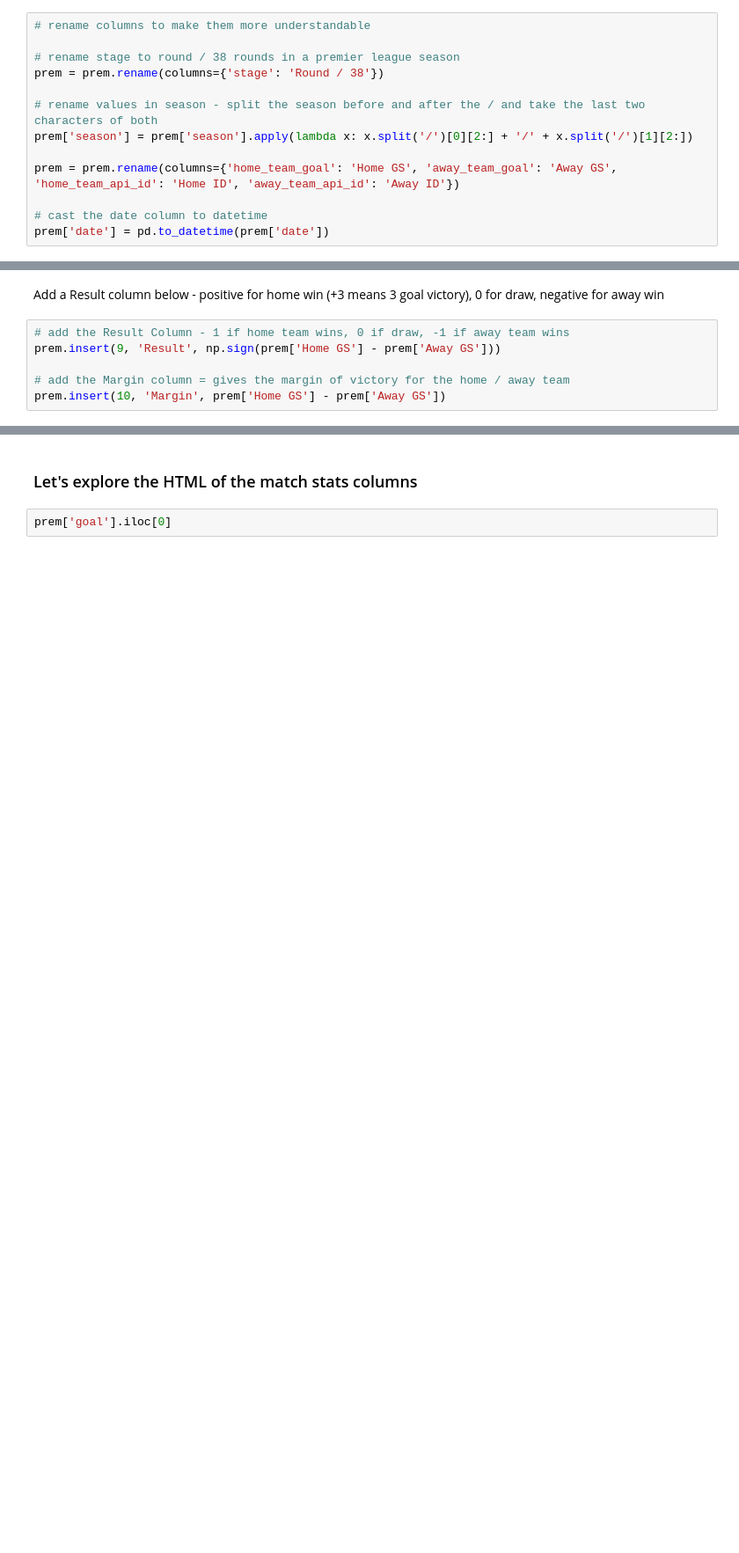
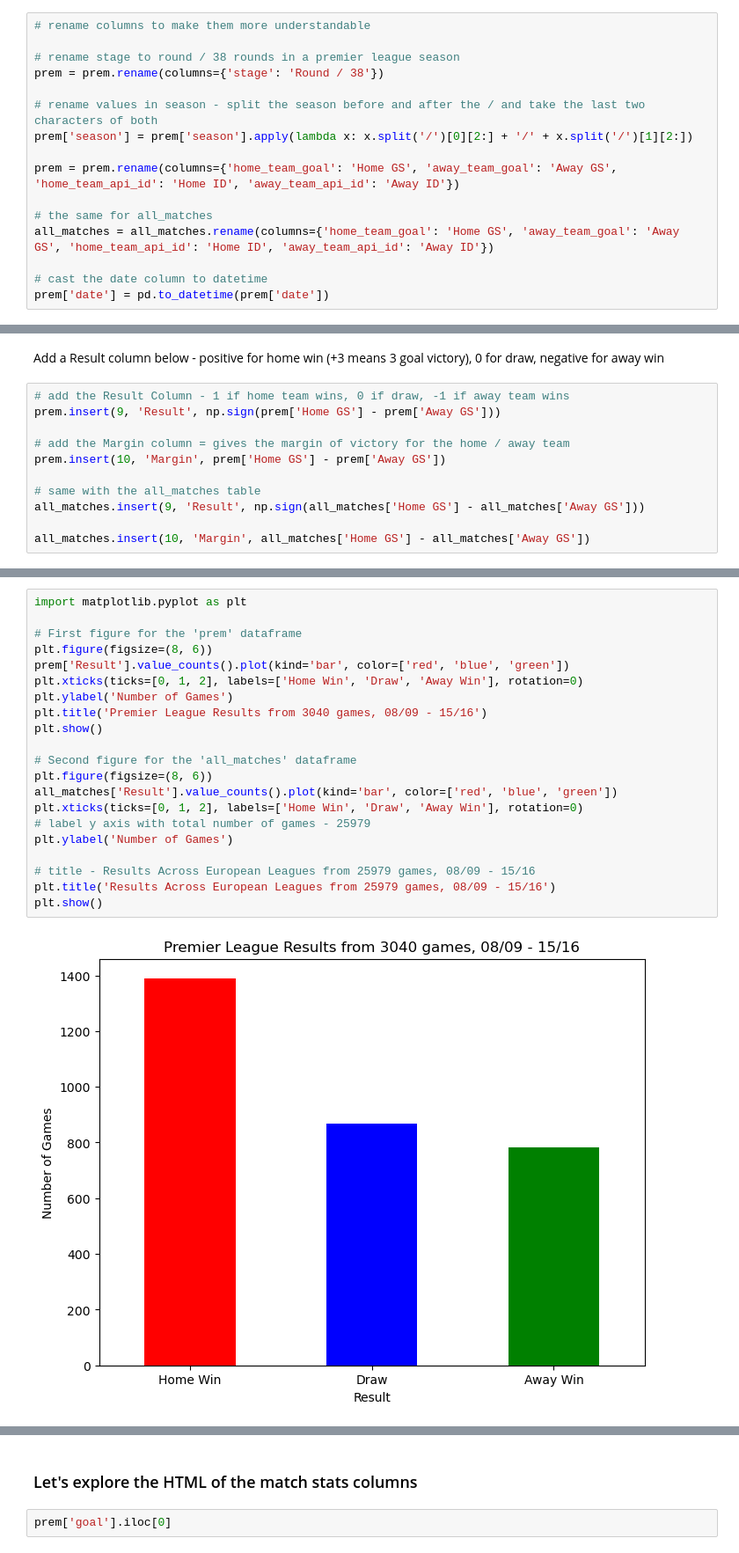
Before and after one commit to tjjdoherty/football-project-mvp, a Jupyter notebook: intro_clean_eda.ipynb, the cells around one changed output, grey strips where cells are left out. Shown at 88% size. Drawn from its saved outputs; the diff is of its cells as text; blank space fills up the shorter version.

Commit message:
Established base rates for home / draw / away

```diff
--- a/intro_clean_eda.ipynb
+++ b/intro_clean_eda.ipynb
@@ -162,6 +165,9 @@ prem['season'] = prem['season'].apply(lambda x: x.split('/')[0][2:] + '/' + x.sp
 
 prem = prem.rename(columns={'home_team_goal': 'Home GS', 'away_team_goal': 'Away GS', 'home_team_api_id': 'Home ID', 'away_team_api_id': 'Away ID'})
 
+# the same for all_matches
+all_matches = all_matches.rename(columns={'home_team_goal': 'Home GS', 'away_team_goal': 'Away GS', 'home_team_api_id': 'Home ID', 'away_team_api_id': 'Away ID'})
+
 # cast the date column to datetime
 prem['date'] = pd.to_datetime(prem['date'])
 # %% [markdown]
@@ -216,6 +222,11 @@ prem.insert(9, 'Result', np.sign(prem['Home GS'] - prem['Away GS']))
 
 # add the Margin column = gives the margin of victory for the home / away team
 prem.insert(10, 'Margin', prem['Home GS'] - prem['Away GS'])
+
+# same with the all_matches table
+all_matches.insert(9, 'Result', np.sign(all_matches['Home GS'] - all_matches['Away GS']))
+
+all_matches.insert(10, 'Margin', all_matches['Home GS'] - all_matches['Away GS'])
 # %%
 prem.sample(5)
 # %% [output]
@@ -274,0 +246,23 @@ fig.show()
+# %%
+import matplotlib.pyplot as plt
+
+# First figure for the 'prem' dataframe
+plt.figure(figsize=(8, 6))
+prem['Result'].value_counts().plot(kind='bar', color=['red', 'blue', 'green'])
+plt.xticks(ticks=[0, 1, 2], labels=['Home Win', 'Draw', 'Away Win'], rotation=0)
+plt.ylabel('Number of Games')
+plt.title('Premier League Results from 3040 games, 08/09 - 15/16')
+plt.show()
+
+# Second figure for the 'all_matches' dataframe
+plt.figure(figsize=(8, 6))
+all_matches['Result'].value_counts().plot(kind='bar', color=['red', 'blue', 'green'])
+plt.xticks(ticks=[0, 1, 2], labels=['Home Win', 'Draw', 'Away Win'], rotation=0)
+# label y axis with total number of games - 25979
+plt.ylabel('Number of Games')
+
+# title - Results Across European Leagues from 25979 games, 08/09 - 15/16
+plt.title('Results Across European Leagues from 25979 games, 08/09 - 15/16')
+plt.show()
+# %% [output]
+[figure, added]
```
Also changed, not shown: parts of 16 cells of this notebook.
